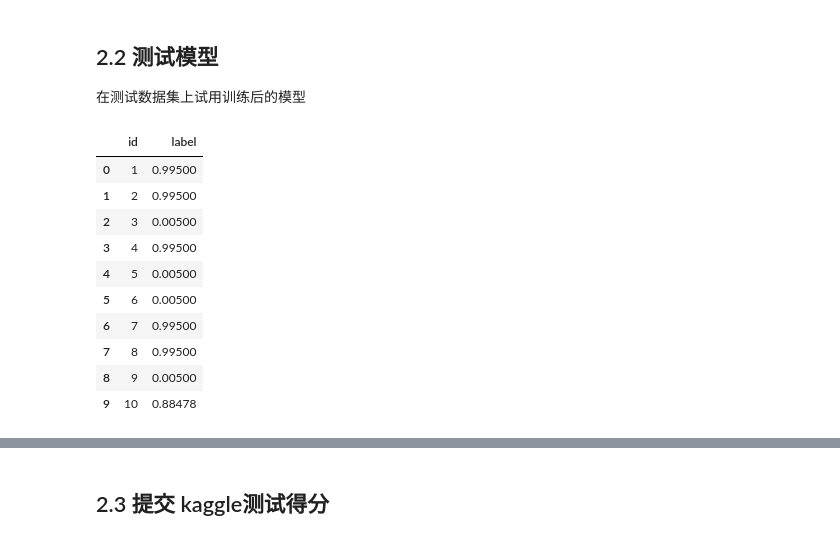
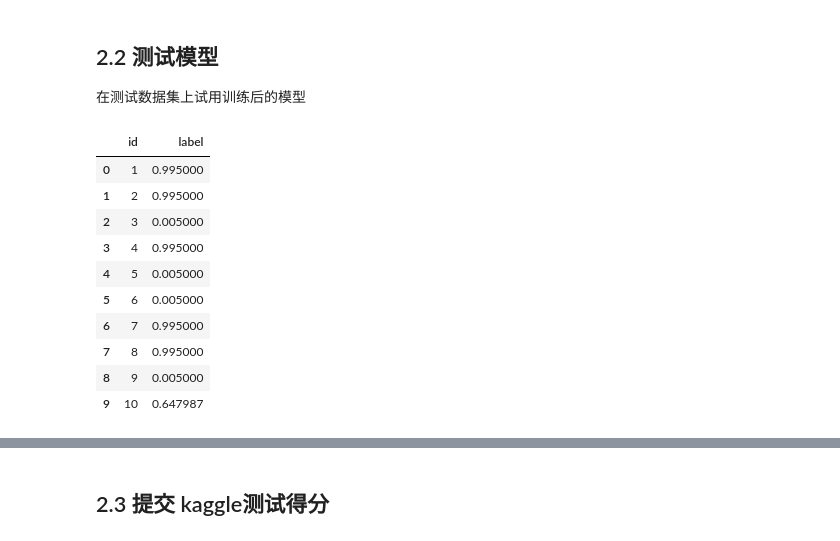
Before and after one commit to etangyushan/dog-vs-cat, a Jupyter notebook: Introduction.ipynb, the cells around one changed output, grey strips where cells are left out. Saved outputs shown, nothing was run; the diff lists cells and outputs as text; code cells hidden in the pictures.

```diff
--- a/Introduction.ipynb
+++ b/Introduction.ipynb
@@ -933,8 +899,8 @@ for layer in model.layers[249:]:
 from keras.optimizers import SGD
 
 # 11.重新编译模型，使上面的修改生效，设置一个很低的学习率:lr=0.001，使用SGD来微调
-model.compile(optimizer='adam', loss='binary_crossentropy',metrics=['accuracy'])
-# model.compile(optimizer=SGD(lr=0.0001, momentum=0., decay=0., nesterov=False), loss='binary_crossentropy', metrics=['accuracy'])
+# model.compile(optimizer='adam', loss='binary_crossentropy',metrics=['accuracy'])
+model.compile(optimizer=SGD(lr=0.0001, momentum=0., decay=0., nesterov=False), loss='binary_crossentropy', metrics=['accuracy'])
 
 print('compile ok')
 # %% [output]
@@ -962,11 +928,11 @@ early_stopping = EarlyStopping(monitor='val_loss', patience=patience, verbose=1)
 callback_lists = [tensorboard, checkpointer, early_stopping]
 
 # # 训练模型
-history_callback_2 = model.fit(train_tensors, train_targets, validation_split=0.2,
-         epochs=epochs, batch_size=batch_size,callbacks=callback_lists,shuffle='True',verbose=1)
+# history_callback_2 = model.fit(train_tensors, train_targets, validation_split=0.2,
+#          epochs=epochs, batch_size=batch_size,callbacks=callback_lists,shuffle='True',verbose=1)
 
-# history_callback_2 = model.fit(train_tensors, train_targets, batch_size=batch_size,
-#                                epochs=epochs, validation_split=0.2, verbose=1, callbacks=callback_lists)
+history_callback_2 = model.fit(train_tensors, train_targets, batch_size=batch_size,
+                               epochs=epochs, validation_split=0.2, verbose=1, callbacks=callback_lists)
 
 
 endtime = time.strftime('end time:%Y-%m-%d %H:%M:%S', time.localtime())
@@ -999,34 +965,39 @@ show_logloss(history_callback_2)
 
 在测试数据集上试用训练后的模型
 # %%
+import pandas as pd
+from keras.preprocessing.image import *
+
+
+
+## 加载具有最好验证loss的模型
+# model.load_weights(Inceptionfile_hdf5)
+
 
 y_pred = model.predict(test_tensors, verbose=1)
 y_pred = y_pred.clip(min=0.005, max=0.995)
 
-import pandas as pd
-from keras.preprocessing.image import *
-
 df = pd.read_csv("sample_submission.csv")
-
+#
 gen = ImageDataGenerator()
 test_generator = gen.flow_from_directory(testnew_path, (224, 224), shuffle=False,
                                          batch_size=16, class_mode=None)
 
 for i, fname in enumerate(test_generator.filenames):
     index = int(fname[fname.rfind('/')+1:fname.rfind('.')])
     df.set_value(index-1, 'label', y_pred[i])
 
-df.to_csv('pred_one.csv', index=None)
+df.to_csv('pred.csv', index=None)
 df.head(10)
 # %% [output]
 |  | id | label |
-| 0 | 1 | 0.99500 |
-| 1 | 2 | 0.99500 |
-| 2 | 3 | 0.00500 |
-| 3 | 4 | 0.99500 |
-| 4 | 5 | 0.00500 |
-| 5 | 6 | 0.00500 |
-| 6 | 7 | 0.99500 |
-| 7 | 8 | 0.99500 |
-| 8 | 9 | 0.00500 |
-| 9 | 10 | 0.88478 |
+| 0 | 1 | 0.995000 |
+| 1 | 2 | 0.995000 |
+| 2 | 3 | 0.005000 |
+| 3 | 4 | 0.995000 |
+| 4 | 5 | 0.005000 |
+| 5 | 6 | 0.005000 |
+| 6 | 7 | 0.995000 |
+| 7 | 8 | 0.995000 |
+| 8 | 9 | 0.005000 |
+| 9 | 10 | 0.647987 |
```
Also changed, not shown: parts of 10 cells of this notebook, 1 other file.
